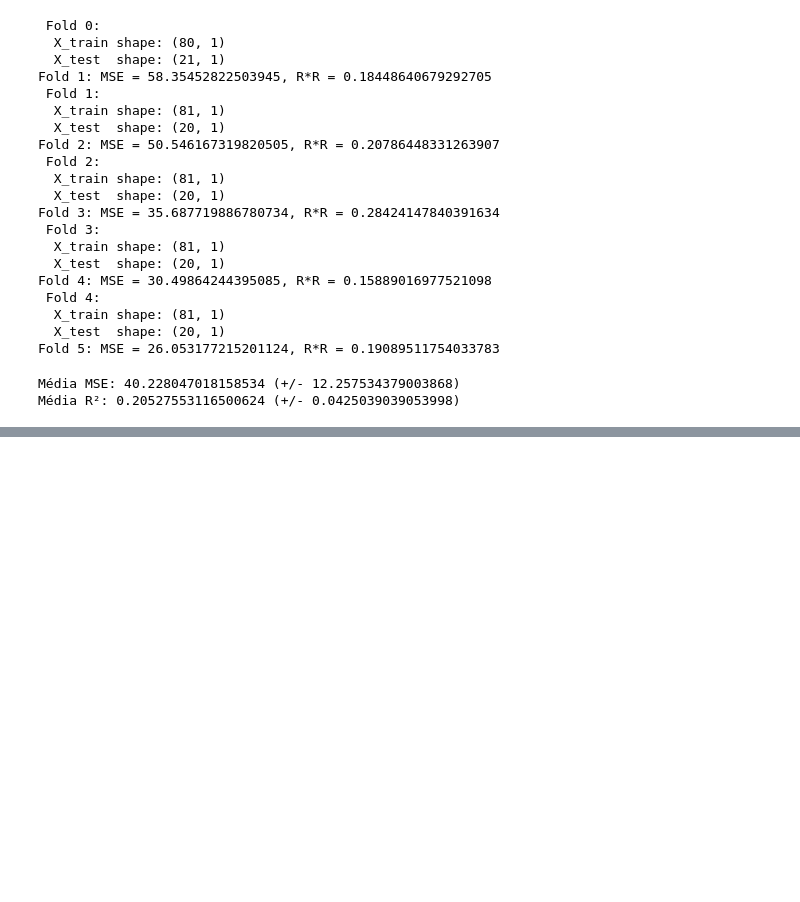
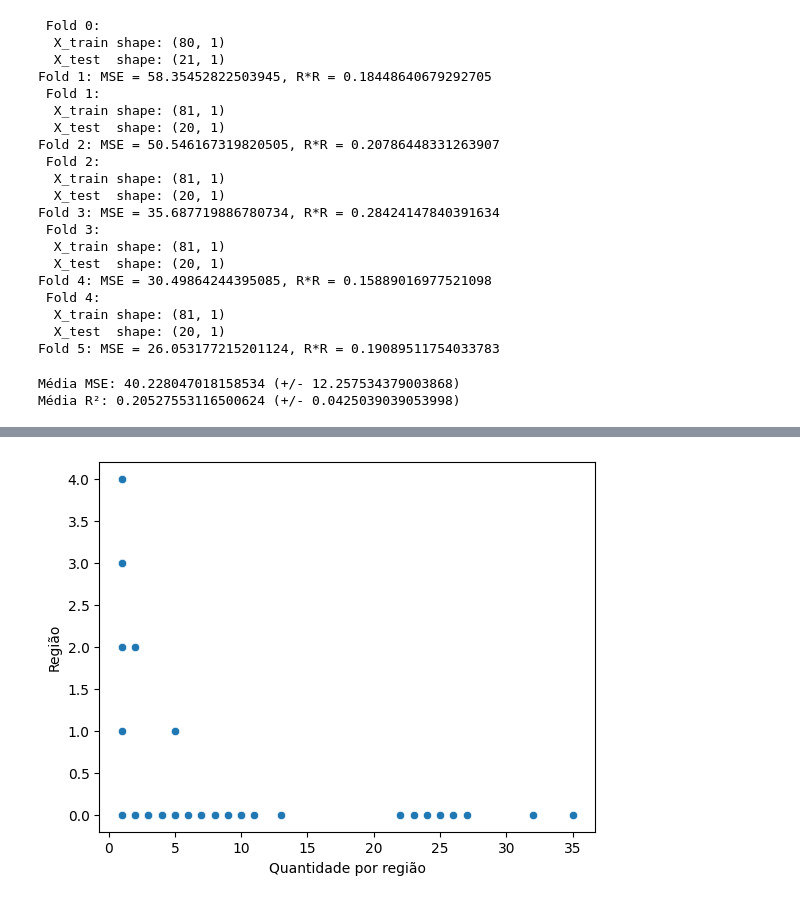
Before and after one commit to xaaaandao/din4072-applied-data-science, a Jupyter notebook: 07regression.ipynb, the cells around one changed output, grey strips where cells are left out. Drawn from its saved outputs; the diff is of its cells as text; code cells hidden in the pictures; blank space fills up the shorter version.

```diff
--- a/07regression.ipynb
+++ b/07regression.ipynb
@@ -87,0 +103,7 @@ Média R²: 0.20527553116500624 (+/- 0.0425039039053998)
+# %%
+ax = sns.scatterplot(data = df, x = "region_count", y = "enumRedListCategory")
+ax.set_xlabel("Quantidade por região")
+ax.set_ylabel("Região")
+plt.savefig("output2.png")
+# %% [output]
+[figure, added]
```
Also changed, not shown: parts of 4 cells of this notebook, 3 other files.
